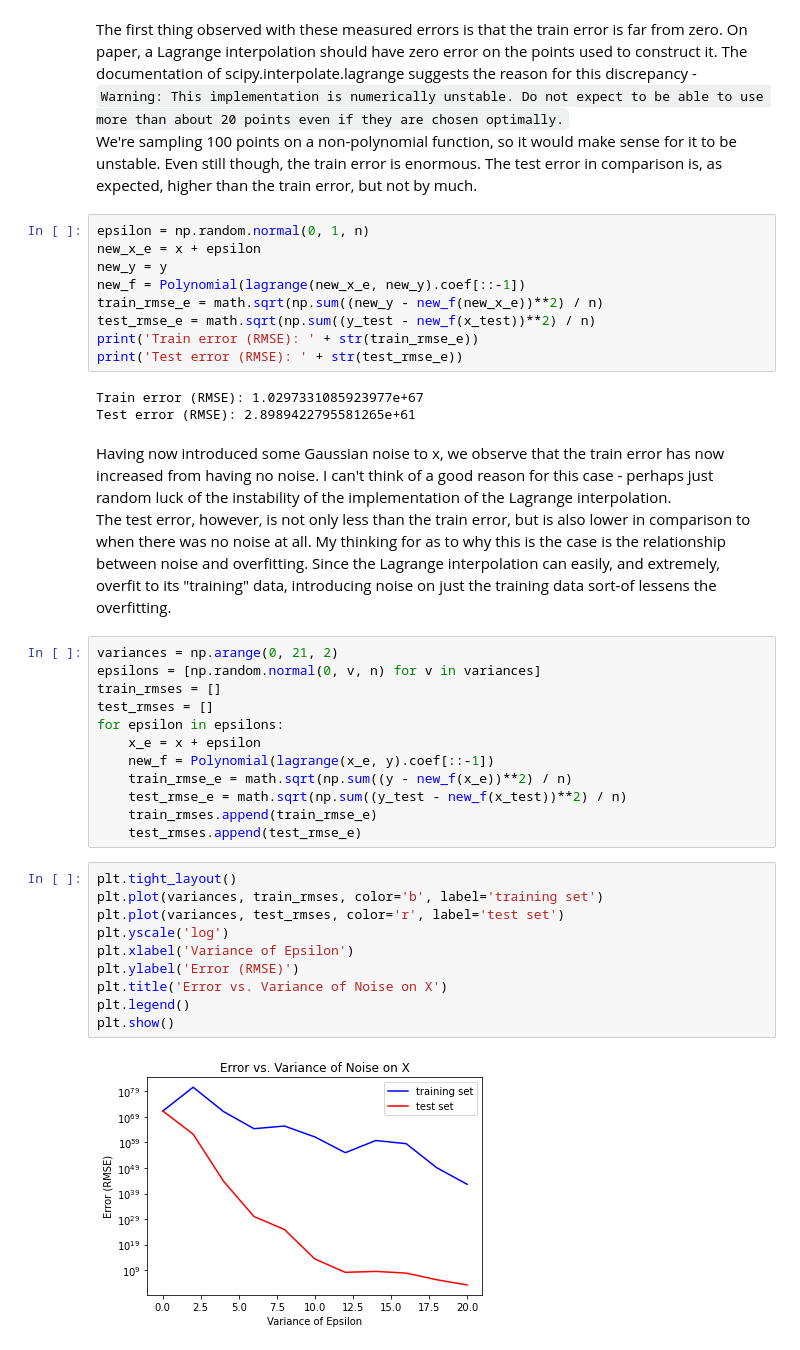
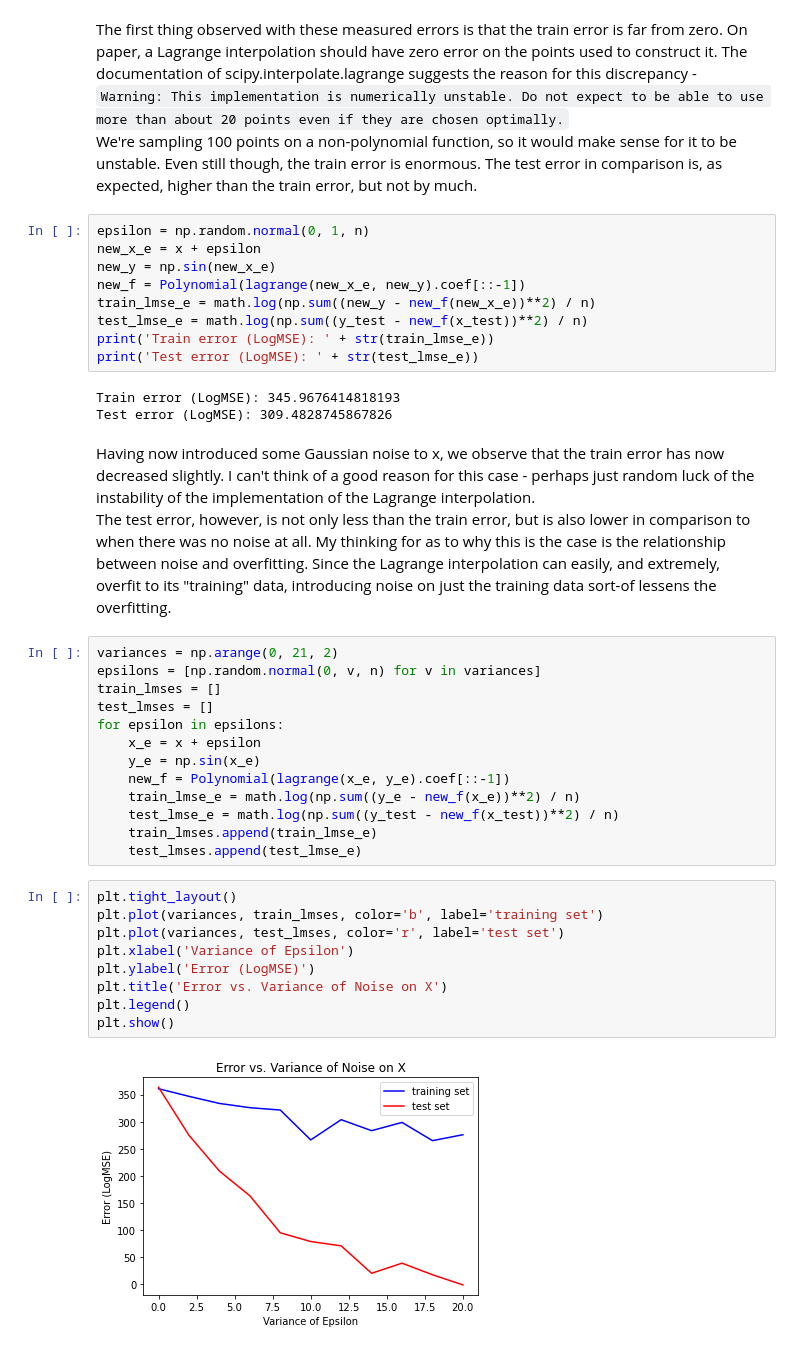
Before and after one commit to Nick-Boddy/CS760-HW2-DecisionTree, a Jupyter notebook: decisiontree.ipynb, the cells around one changed output. Cells and saved outputs as stored; diff of their text form.

Commit message:
adjusted lagrange section due to clarification

```diff
--- a/decisiontree.ipynb
+++ b/decisiontree.ipynb
@@ -634,40 +634,40 @@ We're sampling 100 points on a non-polynomial function, so it would make sense f
 # %%
 epsilon = np.random.normal(0, 1, n)
 new_x_e = x + epsilon
-new_y = y
+new_y = np.sin(new_x_e)
 new_f = Polynomial(lagrange(new_x_e, new_y).coef[::-1])
-train_rmse_e = math.sqrt(np.sum((new_y - new_f(new_x_e))**2) / n)
-test_rmse_e = math.sqrt(np.sum((y_test - new_f(x_test))**2) / n)
-print('Train error (RMSE): ' + str(train_rmse_e))
-print('Test error (RMSE): ' + str(test_rmse_e))
+train_lmse_e = math.log(np.sum((new_y - new_f(new_x_e))**2) / n)
+test_lmse_e = math.log(np.sum((y_test - new_f(x_test))**2) / n)
+print('Train error (LogMSE): ' + str(train_lmse_e))
+print('Test error (LogMSE): ' + str(test_lmse_e))
 # %% [output]
-Train error (RMSE): 1.0297331085923977e+67
-Test error (RMSE): 2.8989422795581265e+61
+Train error (LogMSE): 345.9676414818193
+Test error (LogMSE): 309.4828745867826
 # %% [markdown]
-Having now introduced some Gaussian noise to x, we observe that the train error has now increased from having no noise. I can't think of a good reason for this case - perhaps just random luck of the instability of the implementation of the Lagrange interpolation. \
+Having now introduced some Gaussian noise to x, we observe that the train error has now decreased slightly. I can't think of a good reason for this case - perhaps just random luck of the instability of the implementation of the Lagrange interpolation. \
 The test error, however, is not only less than the train error, but is also lower in comparison to when there was no noise at all. My thinking for as to why this is the case is the relationship between noise and overfitting. Since the Lagrange interpolation can easily, and extremely, overfit to its "training" data, introducing noise on just the training data sort-of lessens the overfitting.
 # %%
 variances = np.arange(0, 21, 2)
 epsilons = [np.random.normal(0, v, n) for v in variances]
-train_rmses = []
-test_rmses = []
+train_lmses = []
+test_lmses = []
 for epsilon in epsilons:
     x_e = x + epsilon
-    new_f = Polynomial(lagrange(x_e, y).coef[::-1])
-    train_rmse_e = math.sqrt(np.sum((y - new_f(x_e))**2) / n)
-    test_rmse_e = math.sqrt(np.sum((y_test - new_f(x_test))**2) / n)
-    train_rmses.append(train_rmse_e)
-    test_rmses.append(test_rmse_e)
+    y_e = np.sin(x_e)
+    new_f = Polynomial(lagrange(x_e, y_e).coef[::-1])
+    train_lmse_e = math.log(np.sum((y_e - new_f(x_e))**2) / n)
+    test_lmse_e = math.log(np.sum((y_test - new_f(x_test))**2) / n)
+    train_lmses.append(train_lmse_e)
+    test_lmses.append(test_lmse_e)
 # %%
 plt.tight_layout()
-plt.plot(variances, train_rmses, color='b', label='training set')
-plt.plot(variances, test_rmses, color='r', label='test set')
-plt.yscale('log')
+plt.plot(variances, train_lmses, color='b', label='training set')
+plt.plot(variances, test_lmses, color='r', label='test set')
 plt.xlabel('Variance of Epsilon')
-plt.ylabel('Error (RMSE)')
+plt.ylabel('Error (LogMSE)')
 plt.title('Error vs. Variance of Noise on X')
 plt.legend()
 plt.show()
 # %% [output]
-[figure, old version]
+[figure, new version]
 # %% [markdown]
```
Also changed, not shown: parts of 3 cells of this notebook, 2 other files.
